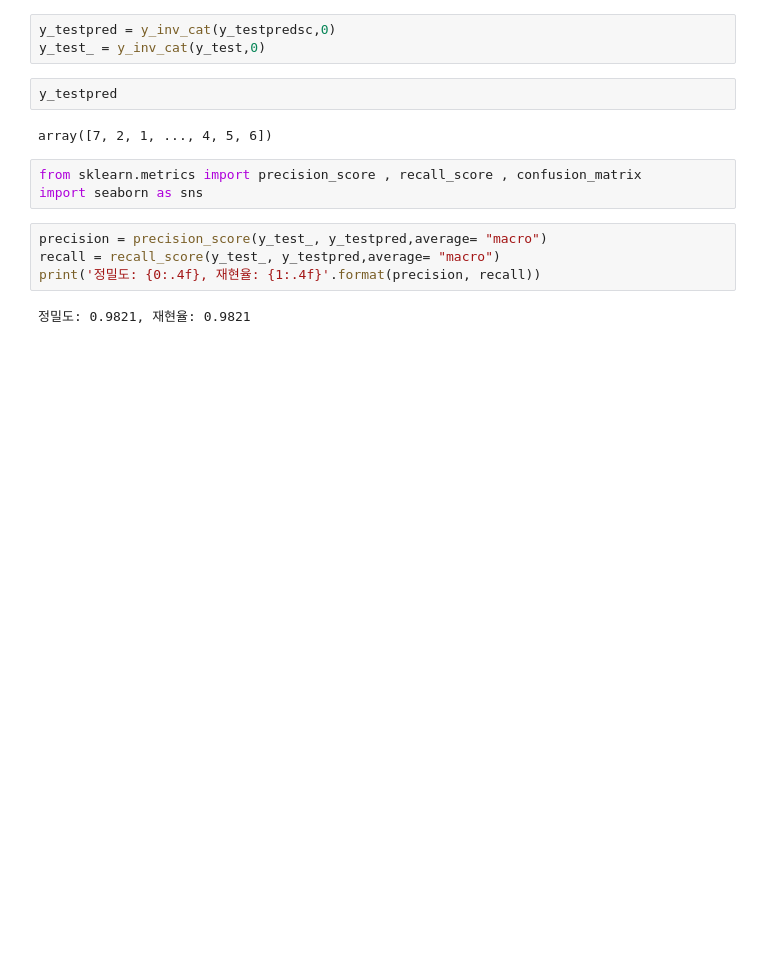
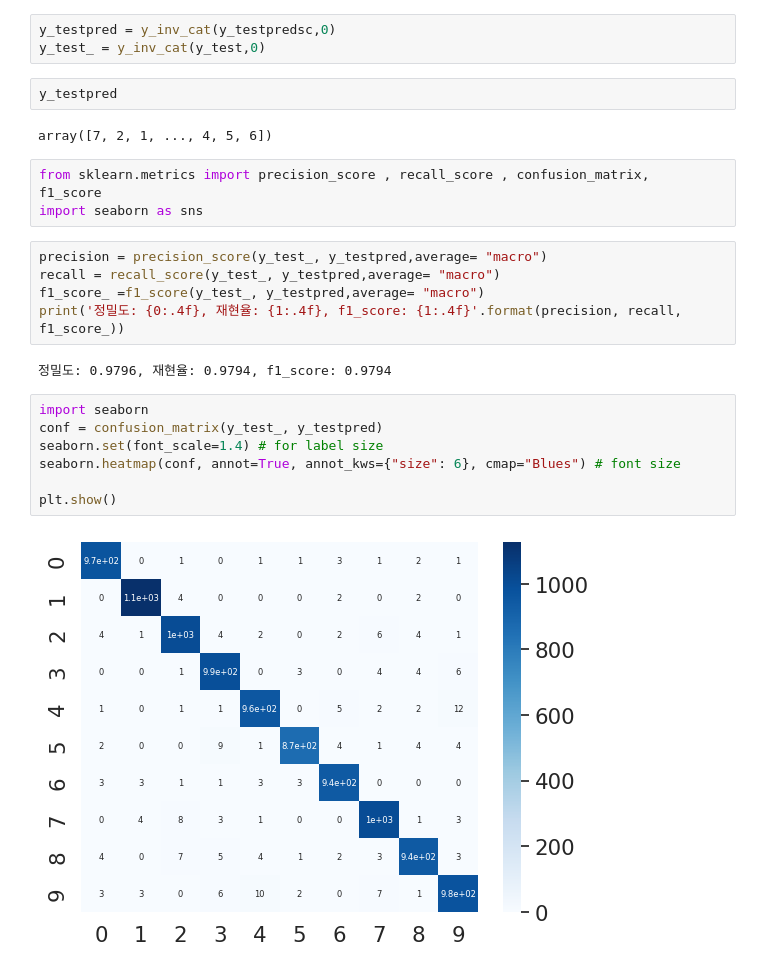
Before and after one commit to min0j98/mobis_aistudy_2023, a Jupyter notebook: DL_04_Mnist_classification_ANN.ipynb, the cells around one changed output. Saved outputs shown, nothing was run; the diff lists cells and outputs as text; blank space fills up the shorter version.

```diff
--- a/DL_04_Mnist_classification_ANN.ipynb
+++ b/DL_04_Mnist_classification_ANN.ipynb
@@ -197,11 +213,21 @@ y_testpred
 # %% [output]
 array([7, 2, 1, ..., 4, 5, 6])
 # %%
-from sklearn.metrics import precision_score , recall_score , confusion_matrix
+from sklearn.metrics import precision_score , recall_score , confusion_matrix,  f1_score
 import seaborn as sns
 # %%
 precision = precision_score(y_test_, y_testpred,average= "macro")
 recall = recall_score(y_test_, y_testpred,average= "macro")
-print('정밀도: {0:.4f}, 재현율: {1:.4f}'.format(precision, recall))
+f1_score_ =f1_score(y_test_, y_testpred,average= "macro")
+print('정밀도: {0:.4f}, 재현율: {1:.4f}, f1_score: {1:.4f}'.format(precision, recall, f1_score_))
 # %% [output]
-정밀도: 0.9821, 재현율: 0.9821
+정밀도: 0.9796, 재현율: 0.9794, f1_score: 0.9794
+# %%
+import seaborn
+conf = confusion_matrix(y_test_, y_testpred)
+seaborn.set(font_scale=1.4) # for label size
+seaborn.heatmap(conf, annot=True, annot_kws={"size": 6}, cmap="Blues") # font size
+
+plt.show()
+# %% [output]
+[figure, added]
```
Also changed, not shown: parts of 7 cells of this notebook.
